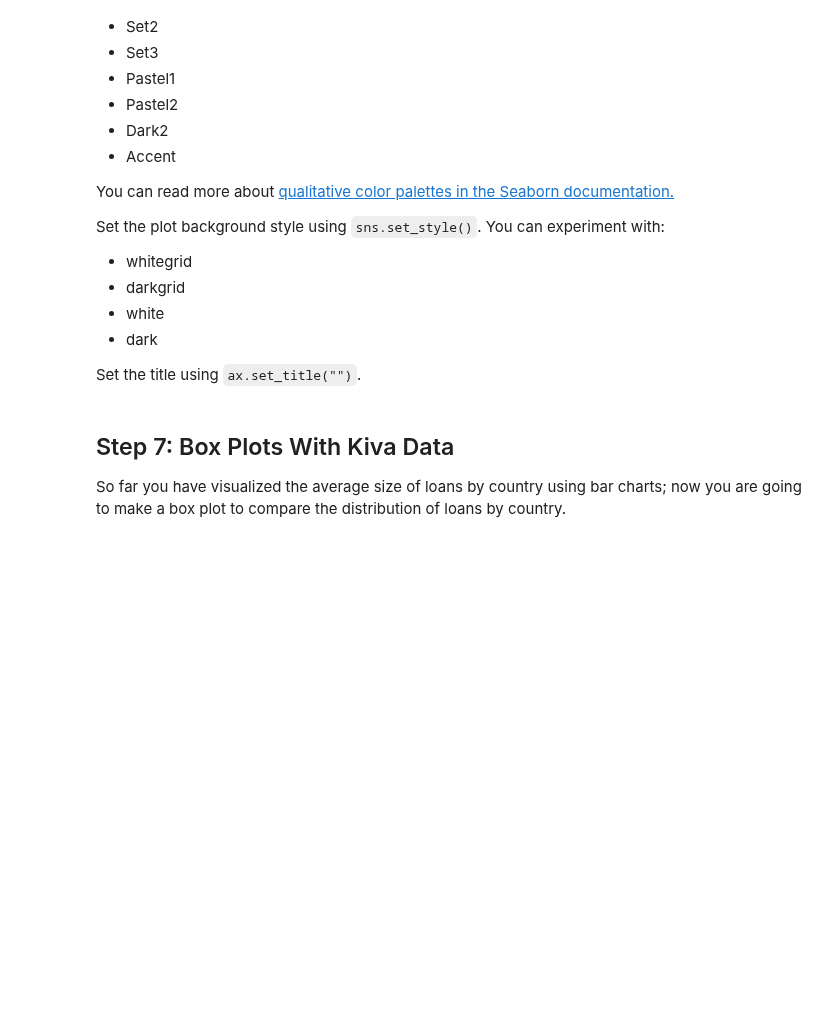
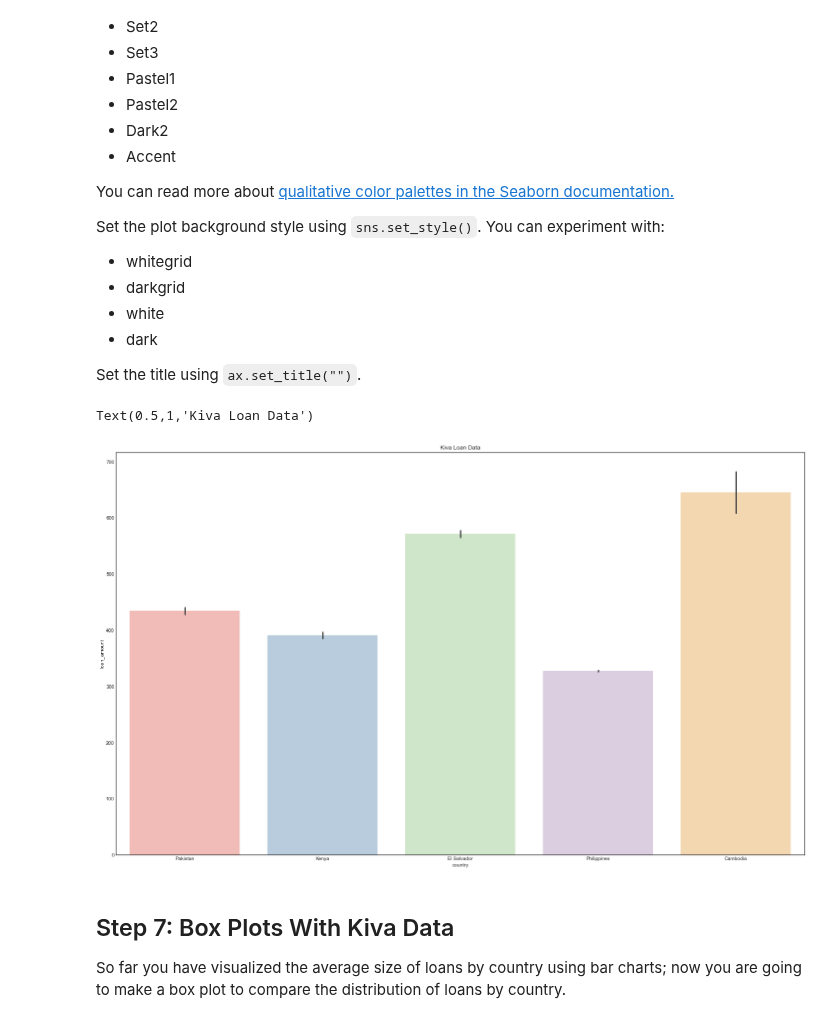
Before and after one commit to pelian/codeacademy, a Jupyter notebook: Data Visualization with Python/unit 5/kiva_project.ipynb, the cells around one changed output. Drawn from its saved outputs; the diff is of its cells as text; code cells hidden in the pictures; blank space fills up the shorter version.

```diff
--- a/Data Visualization with Python/unit 5/kiva_project.ipynb
+++ b/Data Visualization with Python/unit 5/kiva_project.ipynb
@@ -143,18 +243,25 @@ Set the plot background style using `sns.set_style()`. You can experiment with:
 Set the title using `ax.set_title("")`.
 # %%
 # Set color palette
-
+sns.set_palette('Pastel1')
 
 # Set style
-
+sns.set_style('white')
 
 # Create figure and axes (no need to use the previous syntax, as the y-label ticks aren't going to be formatted)
 plt.figure(figsize=(25, 15))
 
 # Add a title
-
+# ax.set_title("Kiva Loan Data")
 
 # Use Seaborn to create the bar plot
+sns.barplot(data=df,
+           x='country',
+           y='loan_amount'
+           ).set_title("Kiva Loan Data")
+# %% [output]
+Text(0.5,1,'Kiva Loan Data')
+[figure, added]
 # %% [markdown]
 ## Step 7: Box Plots With Kiva Data
 
```
Also changed, not shown: parts of 20 cells of this notebook, 7 other files.
